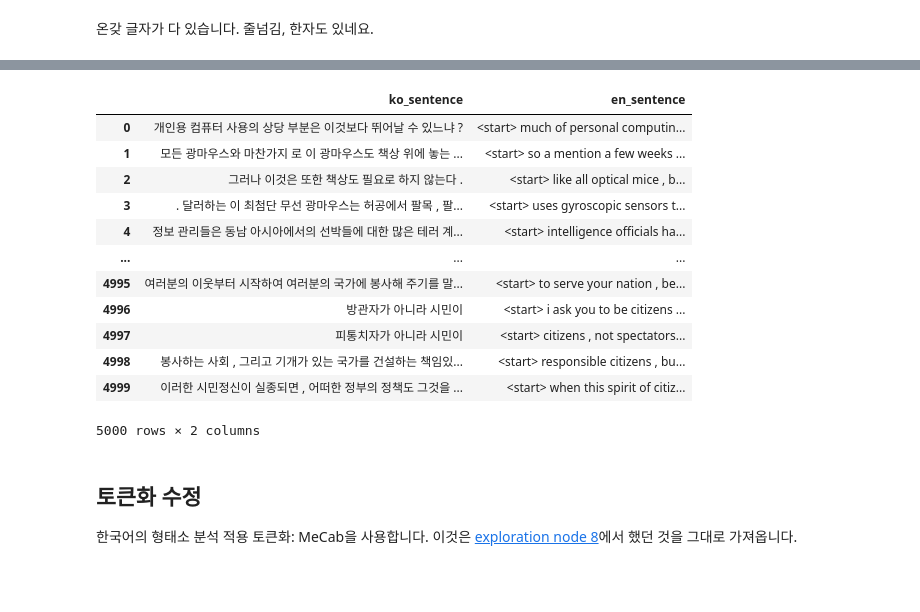
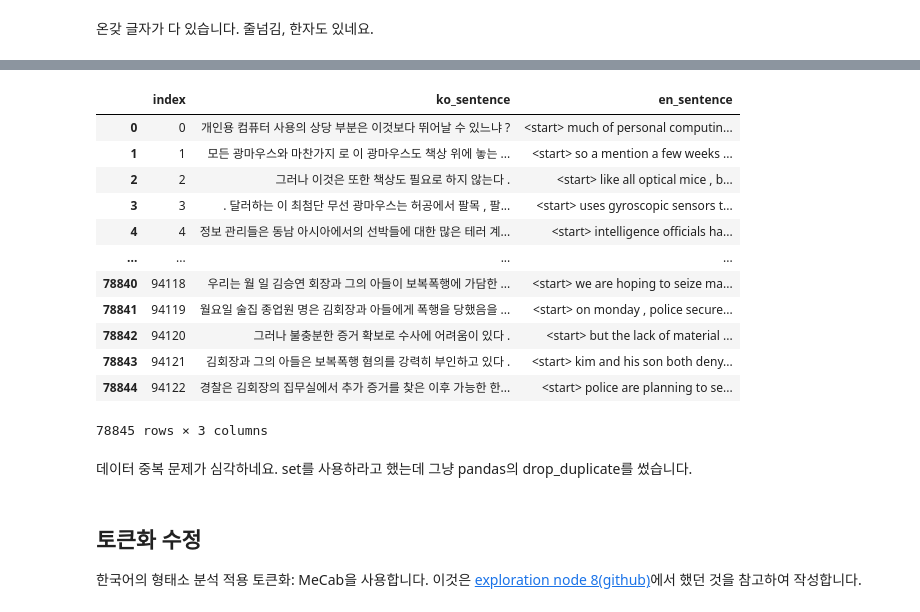
Before and after one commit to chhyyi/aiffel, a Jupyter notebook: LMS/nlp_node8.ipynb, the cells around one changed output, grey strips where cells are left out. Cells and saved outputs as stored; diff of their text form; code cells hidden in the pictures; blank space fills up the shorter version.

Commit message:
Colaboratory를 통해 생성됨

```diff
--- a/LMS/nlp_node8.ipynb
+++ b/LMS/nlp_node8.ipynb
@@ -179,23 +196,28 @@ data
+# %%
+data.drop_duplicates(inplace=True)
+data.reset_index(inplace=True)
+data
+# %% [output]
+|  | index | ko_sentence | en_sentence |
+| 0 | 0 | 개인용 컴퓨터 사용의 상당 부분은 이것보다 뛰어날 수 있느냐 ? | <start> much of personal computin... |
+| 1 | 1 | 모든 광마우스와 마찬가지 로 이 광마우스도 책상 위에 놓는 ... | <start> so a mention a few weeks ... |
+| 2 | 2 | 그러나 이것은 또한 책상도 필요로 하지 않는다 . | <start> like all optical mice , b... |
+| 3 | 3 | . 달러하는 이 최첨단 무선 광마우스는 허공에서 팔목 , 팔... | <start> uses gyroscopic sensors t... |
+| 4 | 4 | 정보 관리들은 동남 아시아에서의 선박들에 대한 많은 테러 계... | <start> intelligence officials ha... |
+| ... | ... | ... | ... |
+| 78840 | 94118 | 우리는 월 일 김승연 회장과 그의 아들이 보복폭행에 가담한 ... | <start> we are hoping to seize ma... |
+| 78841 | 94119 | 월요일 술집 종업원 명은 김회장과 아들에게 폭행을 당했음을 ... | <start> on monday , police secure... |
+| 78842 | 94120 | 그러나 불충분한 증거 확보로 수사에 어려움이 있다 . | <start> but the lack of material ... |
+| 78843 | 94121 | 김회장과 그의 아들은 보복폭행 혐의를 강력히 부인하고 있다 . | <start> kim and his son both deny... |
+| 78844 | 94122 | 경찰은 김회장의 집무실에서 추가 증거를 찾은 이후 가능한 한... | <start> police are planning to se... |
+78845 rows × 3 columns
 # %%
-data.drop(columns=['en_raw','ko_raw'], inplace=True)
-data
+data.drop(columns=['index'], inplace=True)
-# %% [output]
-|  | ko_sentence | en_sentence |
-| 0 | 개인용 컴퓨터 사용의 상당 부분은 이것보다 뛰어날 수 있느냐 ? | <start> much of personal computin... |
-| 1 | 모든 광마우스와 마찬가지 로 이 광마우스도 책상 위에 놓는 ... | <start> so a mention a few weeks ... |
-| 2 | 그러나 이것은 또한 책상도 필요로 하지 않는다 . | <start> like all optical mice , b... |
-| 3 | . 달러하는 이 최첨단 무선 광마우스는 허공에서 팔목 , 팔... | <start> uses gyroscopic sensors t... |
-| 4 | 정보 관리들은 동남 아시아에서의 선박들에 대한 많은 테러 계... | <start> intelligence officials ha... |
-| ... | ... | ... |
-| 4995 | 여러분의 이웃부터 시작하여 여러분의 국가에 봉사해 주기를 말... | <start> to serve your nation , be... |
-| 4996 | 방관자가 아니라 시민이 | <start> i ask you to be citizens ... |
-| 4997 | 피통치자가 아니라 시민이 | <start> citizens , not spectators... |
-| 4998 | 봉사하는 사회 , 그리고 기개가 있는 국가를 건설하는 책임있... | <start> responsible citizens , bu... |
-| 4999 | 이러한 시민정신이 실종되면 , 어떠한 정부의 정책도 그것을 ... | <start> when this spirit of citiz... |
-5000 rows × 2 columns
+# %% [markdown]
+데이터 중복 문제가 심각하네요. set를 사용하라고 했는데 그냥 pandas의 drop_duplicate를 썼습니다.
 # %% [markdown]
 ## 토큰화 수정
-한국어의 형태소 분석 적용 토큰화: MeCab을 사용합니다. 이것은 [exploration node 8](https://colab.research.google.com/drive/1lv3FDw2hKe_Gp56mzCxGPIHof8p0m6Cz?usp=sharing)에서 했던 것을 그대로 가져옵니다.
+한국어의 형태소 분석 적용 토큰화: MeCab을 사용합니다. 이것은 [exploration node 8(github)](https://github.com/chhyyi/aiffel/blob/main/LMS/EXP8_imdb_emotion_analysis.ipynb)에서 했던 것을 참고하여 작성합니다.
 # %%
 !apt-get update && apt-get install -y g++ default-jdk
 !pip install konlpy
```
Also changed, not shown: parts of 31 cells of this notebook.
